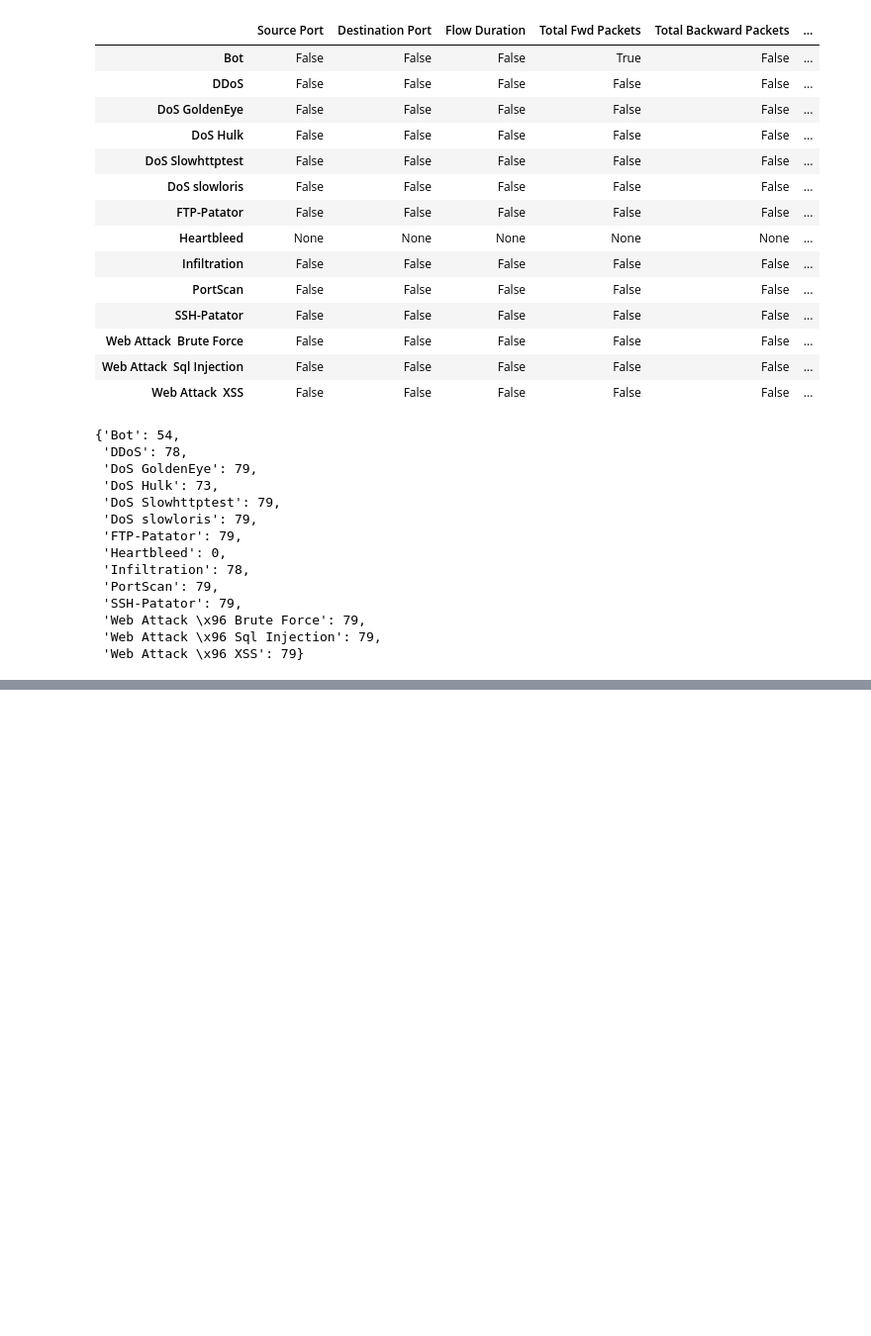
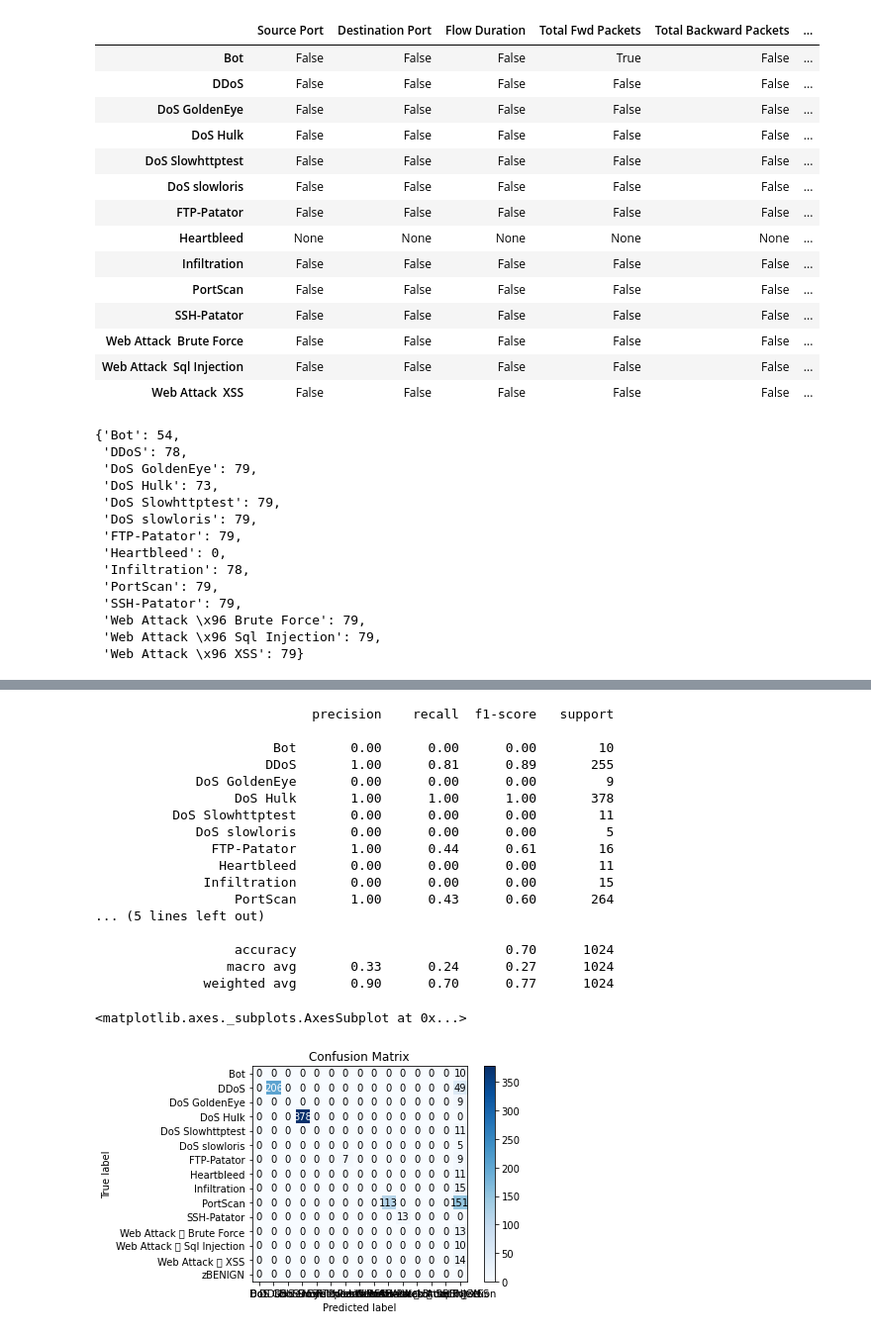
Before and after one commit to CN-TU/controllable-network-data-balancing-with-gans, a Jupyter notebook: data_exploration.ipynb, the cells around one changed output, grey strips where cells are left out. Shown at 99% size. Drawn from its saved outputs; the diff is of its cells as text; code cells hidden in the pictures; blank space fills up the shorter version.

Commit message:
add results of initial run + start analyzing model

```diff
--- a/data_exploration.ipynb
+++ b/data_exploration.ipynb
@@ -792,0 +797,22 @@ Wall time: 25.2 s
+# %%
+import torch
+import joblib
+from collections import Counter
+from scikitplot.metrics import plot_confusion_matrix
+from sklearn.metrics import classification_report
+
+from networks import Generator, Discriminator
+from experiment import CGANExperiment
+
+
+G, D = Generator(79, 14), Discriminator(79, 14)
+exp = CGANExperiment(G, D, None, None)
+exp.load_model("./models/cgan/04-05-2021_14h52m/model-150.pt", load_optimizer=False)
+
+classifier = joblib.load("./models/classifier/23-04-2021_11h56m/classifier.gz")
+scaler = joblib.load("./data/cic-ids-2017_splits/seed_0/min_max_scaler.gz")
+label_encoder = joblib.load("./data/cic-ids-2017_splits/seed_0/label_encoder.gz")
+
+label_distribution = {0: 0.01, 1: 0.23, 2: 0.02, 3: 0.38, 4: 0.01, 5: 0.01, 6: 0.015,
+                      7: 0.01, 8: 0.01, 9: 0.265, 10: 0.01, 11: 0.01, 12: 0.01, 13: 0.01}
+label_weights = list(label_distribution.values())
@@ -792,0 +822,3 @@ Wall time: 25.2 s
+# %%
+flows, labels = exp.generate(1024, label_weights)
+flows, labels, labels.bincount()
@@ -792,0 +841,4 @@ Wall time: 25.2 s
+# %%
+label_preds = classifier.predict(scaler.inverse_transform(flows))
+label_preds = label_encoder.inverse_transform(label_preds)
+labels = label_encoder.inverse_transform(labels)
@@ -792,0 +872,23 @@ Wall time: 25.2 s
+# %%
+print(classification_report(labels, label_preds))
+plot_confusion_matrix(labels, label_preds)
+# %% [output]
+                            precision    recall  f1-score   support
+
+                       Bot       0.00      0.00      0.00        10
+                      DDoS       1.00      0.81      0.89       255
+             DoS GoldenEye       0.00      0.00      0.00         9
+                  DoS Hulk       1.00      1.00      1.00       378
+          DoS Slowhttptest       0.00      0.00      0.00        11
+             DoS slowloris       0.00      0.00      0.00         5
+               FTP-Patator       1.00      0.44      0.61        16
+                Heartbleed       0.00      0.00      0.00        11
+              Infiltration       0.00      0.00      0.00        15
+                  PortScan       1.00      0.43      0.60       264
+... (5 lines left out)
+
+                  accuracy                           0.70      1024
+                 macro avg       0.33      0.24      0.27      1024
+              weighted avg       0.90      0.70      0.77      1024
+<matplotlib.axes._subplots.AxesSubplot at 0x...>
+[figure, added]
```
Also changed, not shown: parts of 15 cells of this notebook, 1 other file.
